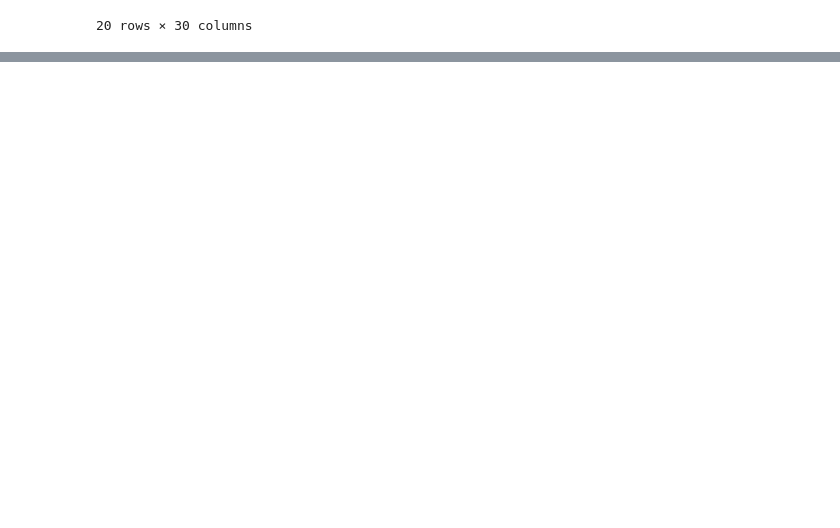
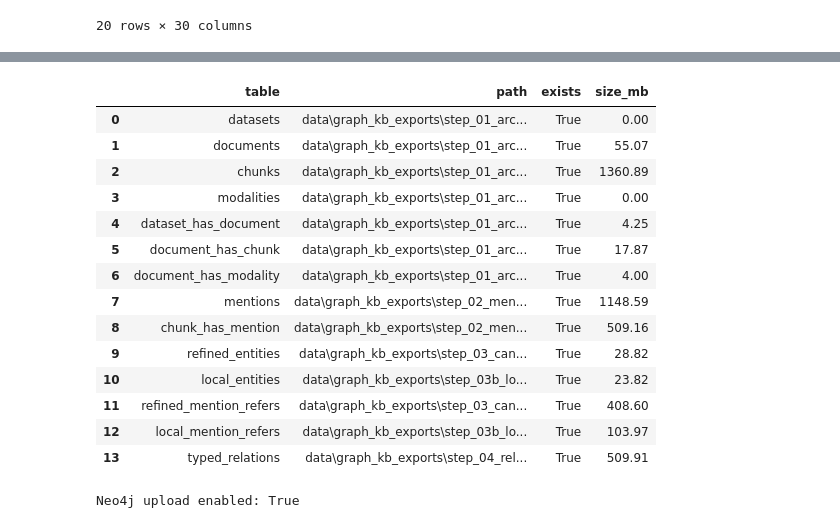
Before and after one commit to plminh-sdh/Design-and-Evaluation-of-Secure-Retrieval-Augmented-Systems-for-Large-Scale-Digital-Archives, a Jupyter notebook: Database.ipynb, the cells around one changed output, grey strips where cells are left out. Drawn from its saved outputs; the diff is of its cells as text; code cells hidden in the pictures; blank space fills up the shorter version.

Commit message:
add Neo4j import

```diff
--- a/Database.ipynb
+++ b/Database.ipynb
@@ -4572,0 +4592,36 @@ relation_gold_preview_df.head(20)
+# %%
+from importlib import reload
+import src.graph_kb_neo4j as neo4j_helpers
+reload(neo4j_helpers)
+
+NEO4J_UPLOAD_ENABLED = True
+NEO4J_UPLOAD_BATCH_SIZE = 10_000
+NEO4J_RELATIONSHIP_BATCH_SIZE = 25_000
+
+neo4j_paths = GraphKbNeo4jPaths()
+missing_neo4j_paths = missing_neo4j_inputs(neo4j_paths)
+if missing_neo4j_paths:
+    raise FileNotFoundError(f"Missing Neo4j graph upload inputs: {missing_neo4j_paths}")
+
+if "driver" not in globals():
+    raise NameError("Neo4j driver is not available. Run section 1.2 local setup first so `driver` is initialized.")
+
+display(compact_graph_upload_summary(neo4j_paths))
+print(f"Neo4j upload enabled: {NEO4J_UPLOAD_ENABLED}")
+# %% [output]
+|  | table | path | exists | size_mb |
+| 0 | datasets | data\graph_kb_exports\step_01_arc... | True | 0.00 |
+| 1 | documents | data\graph_kb_exports\step_01_arc... | True | 55.07 |
+| 2 | chunks | data\graph_kb_exports\step_01_arc... | True | 1360.89 |
+| 3 | modalities | data\graph_kb_exports\step_01_arc... | True | 0.00 |
+| 4 | dataset_has_document | data\graph_kb_exports\step_01_arc... | True | 4.25 |
+| 5 | document_has_chunk | data\graph_kb_exports\step_01_arc... | True | 17.87 |
+| 6 | document_has_modality | data\graph_kb_exports\step_01_arc... | True | 4.00 |
+| 7 | mentions | data\graph_kb_exports\step_02_men... | True | 1148.59 |
+| 8 | chunk_has_mention | data\graph_kb_exports\step_02_men... | True | 509.16 |
+| 9 | refined_entities | data\graph_kb_exports\step_03_can... | True | 28.82 |
+| 10 | local_entities | data\graph_kb_exports\step_03b_lo... | True | 23.82 |
+| 11 | refined_mention_refers | data\graph_kb_exports\step_03_can... | True | 408.60 |
+| 12 | local_mention_refers | data\graph_kb_exports\step_03b_lo... | True | 103.97 |
+| 13 | typed_relations | data\graph_kb_exports\step_04_rel... | True | 509.91 |
+Neo4j upload enabled: True
```
Also changed, not shown: parts of 16 cells of this notebook, 2 other files.
